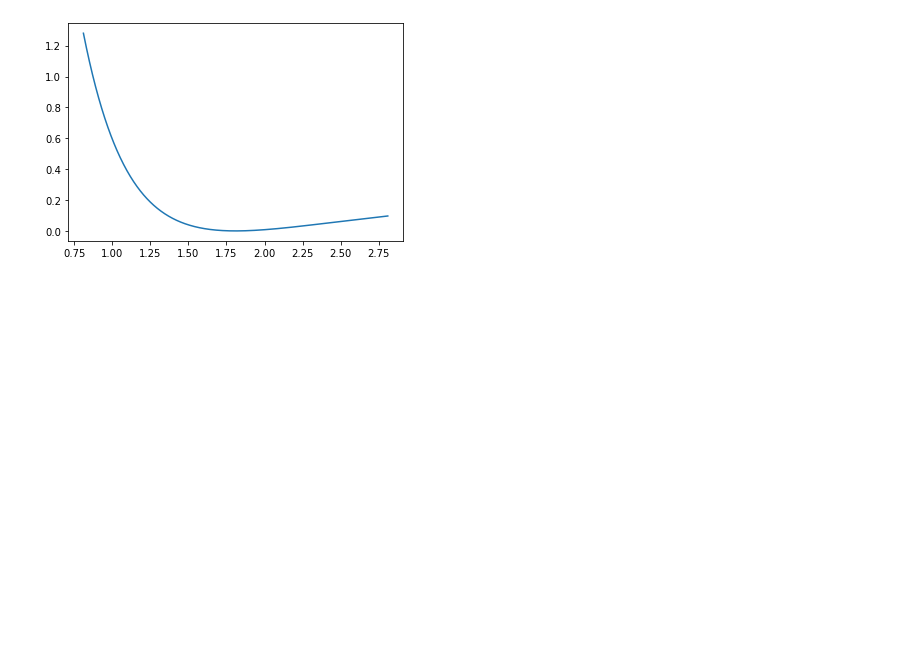
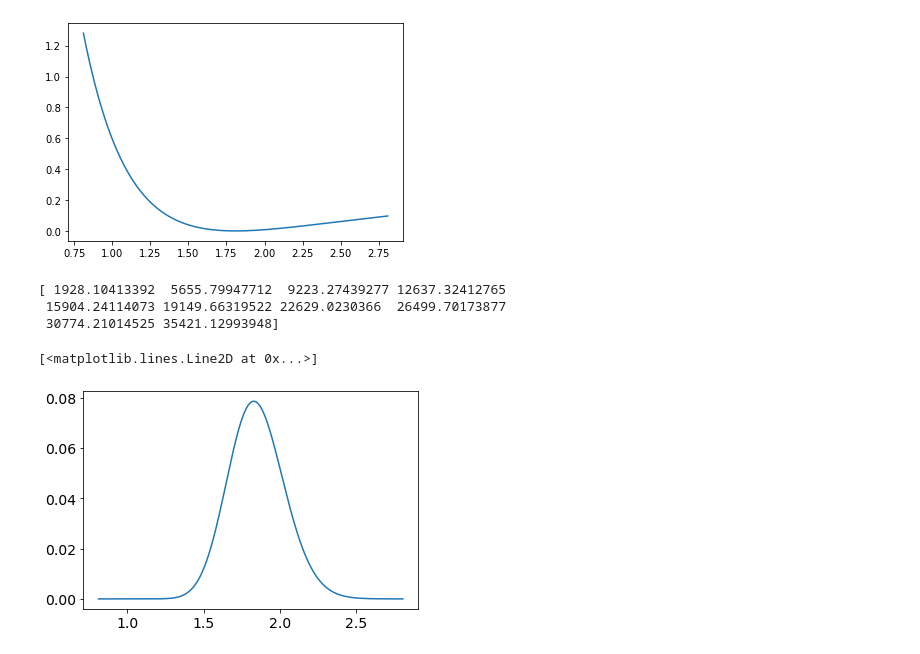
Before and after one commit to FenrisWolfff/dvr, a Jupyter notebook: H2O_Sampling.ipynb, the cells around one changed output. Saved outputs shown, nothing was run; the diff lists cells and outputs as text; code cells hidden in the pictures; blank space fills up the shorter version.

```diff
--- a/H2O_Sampling.ipynb
+++ b/H2O_Sampling.ipynb
@@ -69,3 +72,29 @@ plt.plot(cds[:,0,0], water_pot.getpot(cds))
 # %% [output]
 [<matplotlib.lines.Line2D at 0x...>]
 [figure]
+# %%
+pot_dir = '/home/fenris/McCoy_Group/conv/h2o_dmc/'
+py_file = 'h2o_nn_pot.py'
+pot_func = 'h2o_pot'
+
+water_pot_nn = pm.Potential(potential_function=pot_func,
+                      python_file=py_file,
+                      potential_directory=pot_dir,
+                      num_cores=2)
+# %%
+def V_MO_nn(x):
+    return water_pot_nn.getpot(x)
+# %%
+E_n_nn, evecs_nn, x_grid_nn = DVR(V_MO_nn, cds)
+# %%
+E_n_nn = util.Constants.convert(E_n_nn, 'wavenumbers', to_AU=False)
+print(E_n_nn[:10])
+# %% [output]
+[ 1928.10413392  5655.79947712  9223.27439277 12637.32412765
+ 15904.24114073 19149.66319522 22629.0230366  26499.70173877
+ 30774.21014525 35421.12993948]
+# %%
+plt.plot(x_grid_nn, evecs_nn[:,0])
+# %% [output]
+[<matplotlib.lines.Line2D at 0x...>]
+[figure, added]
```
Also changed, not shown: parts of 7 cells of this notebook.
